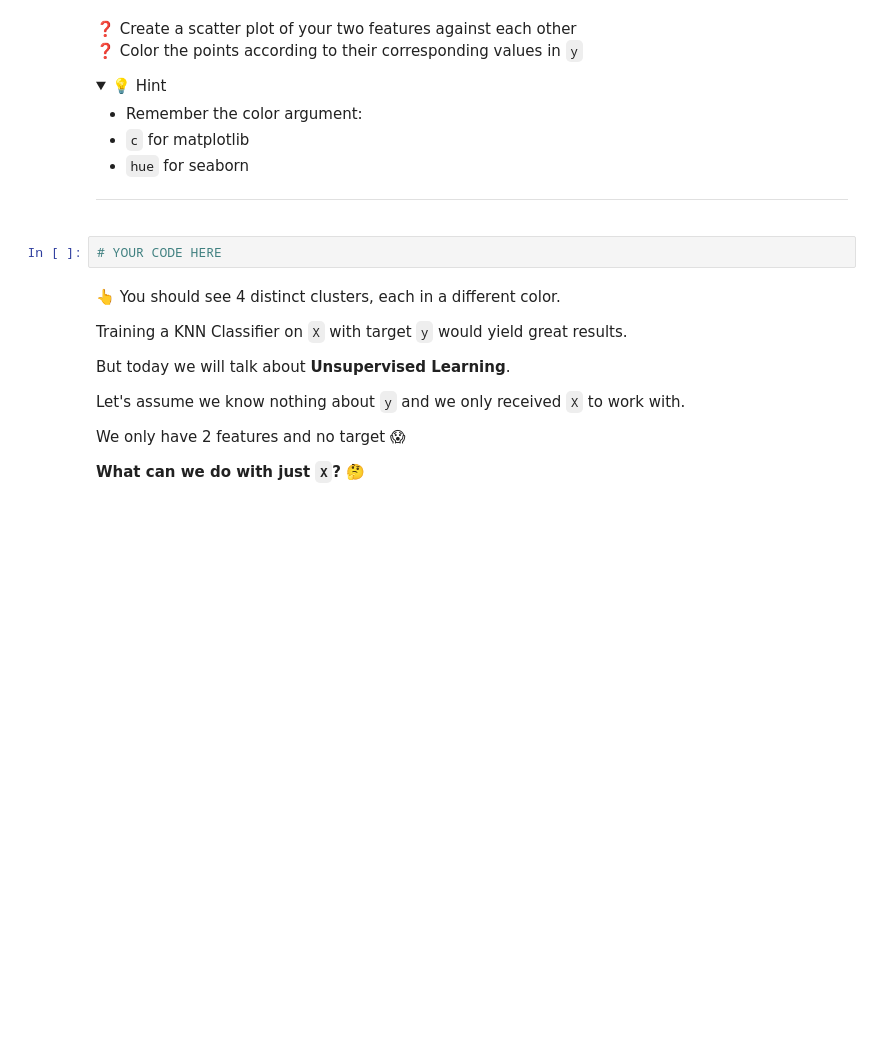
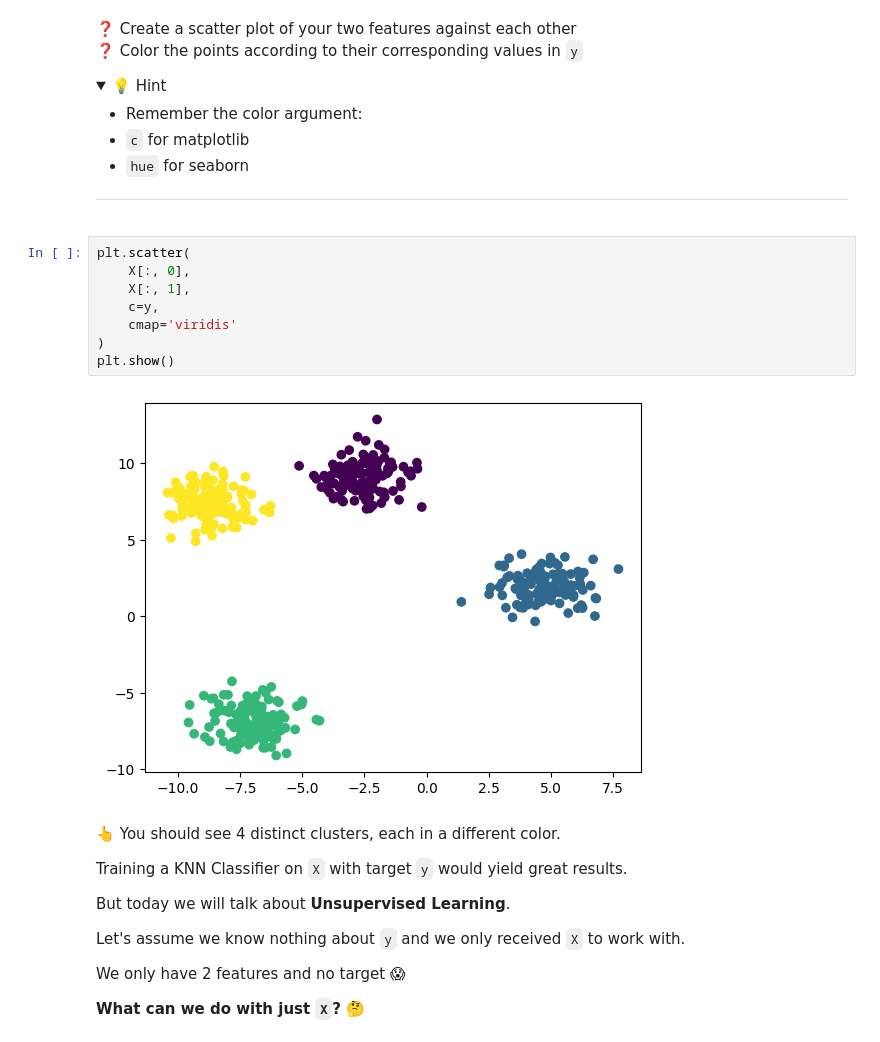
Before and after one commit to itsyeren/data-image-compressor, a Jupyter notebook: warmup_k_means.ipynb, the cells around one changed output. Cells and saved outputs as stored; diff of their text form; folded sections open; blank space fills up the shorter version.

```diff
--- a/warmup_k_means.ipynb
+++ b/warmup_k_means.ipynb
@@ -37,8 +37,16 @@ X, y = make_blobs(n_samples=500, centers=4, random_state=random_state)
 
 ---
 </details>
-# %%
-# YOUR CODE HERE
+# %%
+plt.scatter(
+    X[:, 0],
+    X[:, 1],
+    c=y,
+    cmap='viridis'
+)
+plt.show()
+# %% [output]
+[figure, added]
 # %% [markdown]
 👆 You should see 4 distinct clusters, each in a different color.
 
```
Also changed, not shown: parts of 5 cells of this notebook, 1 other file.
